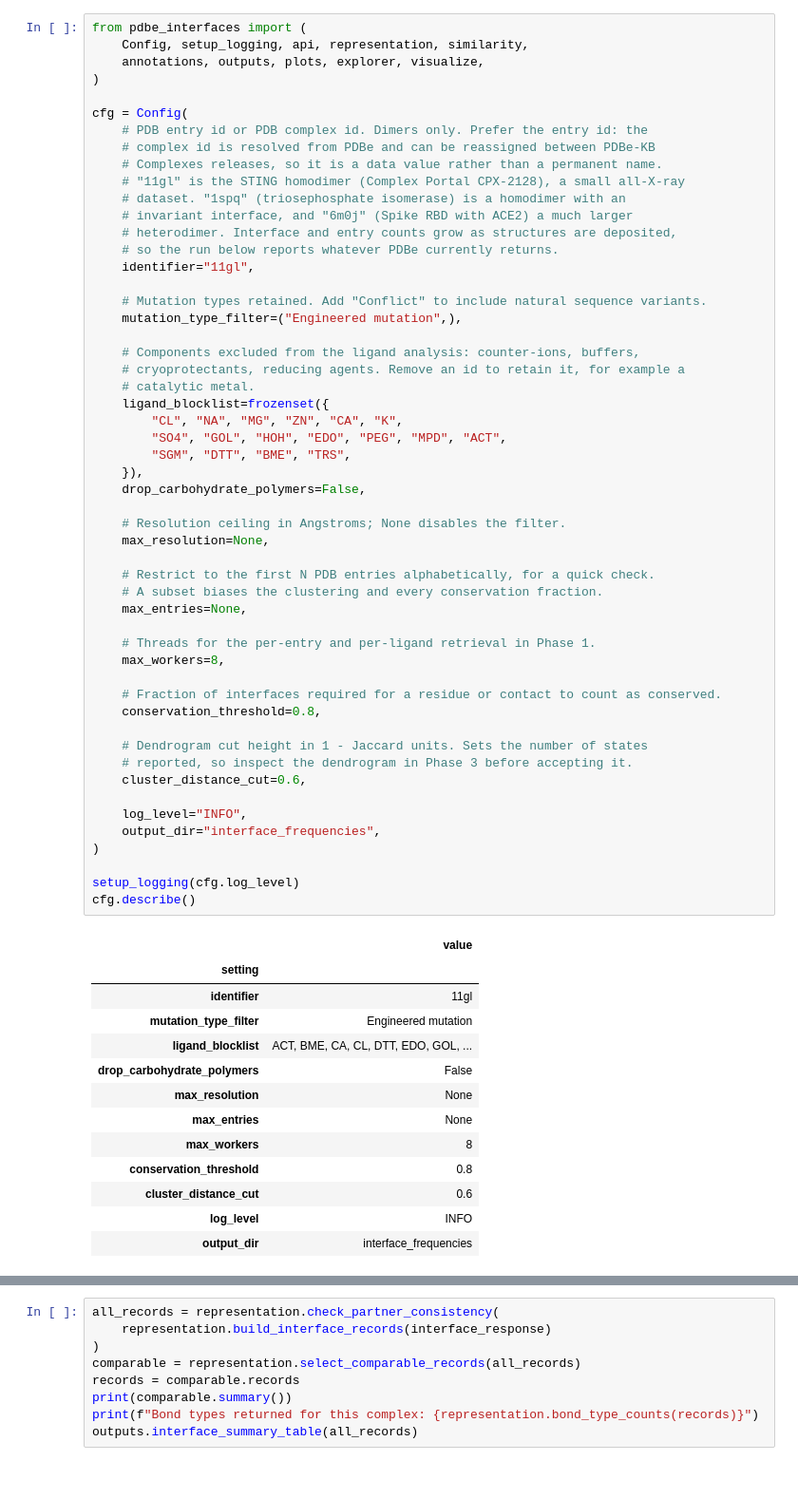
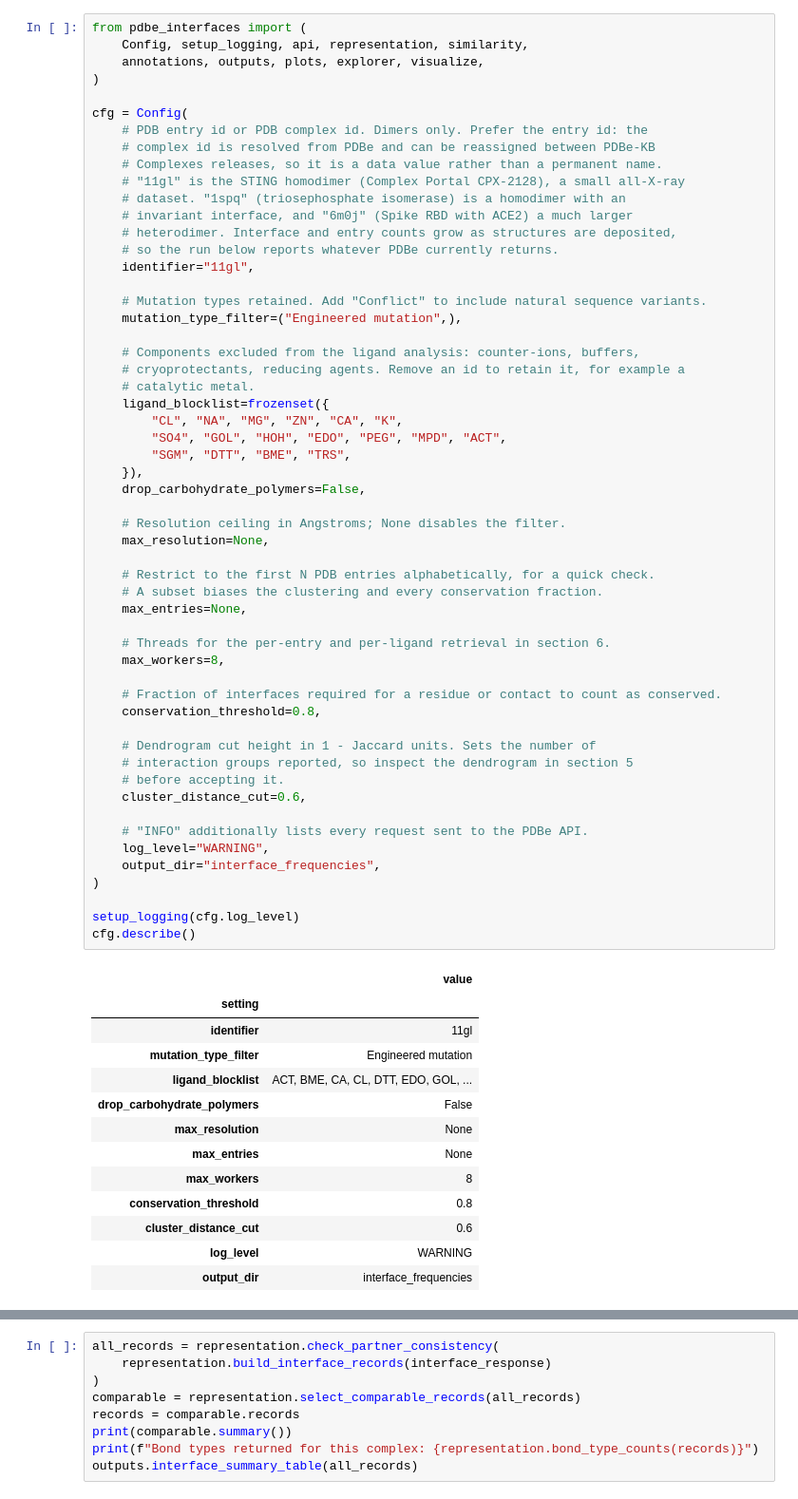
Before and after one commit to sridevan/interface_analysis_notebook, a Jupyter notebook: notebook.ipynb, the cells around one changed output, grey strips where cells are left out. Shown at 95% size. Drawn from its saved outputs; the diff is of its cells as text.

```diff
--- a/notebook.ipynb
+++ b/notebook.ipynb
@@ -50,37 +64,39 @@ cfg = Config(
     max_resolution=None,
 
     # Restrict to the first N PDB entries alphabetically, for a quick check.
     # A subset biases the clustering and every conservation fraction.
     max_entries=None,
 
-    # Threads for the per-entry and per-ligand retrieval in Phase 1.
+    # Threads for the per-entry and per-ligand retrieval in section 6.
     max_workers=8,
 
     # Fraction of interfaces required for a residue or contact to count as conserved.
     conservation_threshold=0.8,
 
-    # Dendrogram cut height in 1 - Jaccard units. Sets the number of states
-    # reported, so inspect the dendrogram in Phase 3 before accepting it.
+    # Dendrogram cut height in 1 - Jaccard units. Sets the number of
+    # interaction groups reported, so inspect the dendrogram in section 5
+    # before accepting it.
     cluster_distance_cut=0.6,
 
-    log_level="INFO",
+    # "INFO" additionally lists every request sent to the PDBe API.
+    log_level="WARNING",
     output_dir="interface_frequencies",
 )
 
 setup_logging(cfg.log_level)
 cfg.describe()
 # %% [output]
 |  | value |
 | setting |  |
 | identifier | 11gl |
 | mutation_type_filter | Engineered mutation |
 | ligand_blocklist | ACT, BME, CA, CL, DTT, EDO, GOL, ... |
 | drop_carbohydrate_polymers | False |
 | max_resolution | None |
 | max_entries | None |
 | max_workers | 8 |
 | conservation_threshold | 0.8 |
 | cluster_distance_cut | 0.6 |
-| log_level | INFO |
+| log_level | WARNING |
 | output_dir | interface_frequencies |
 # %% [markdown]
```
Also changed, not shown: parts of 32 cells of this notebook, 6 other files.
